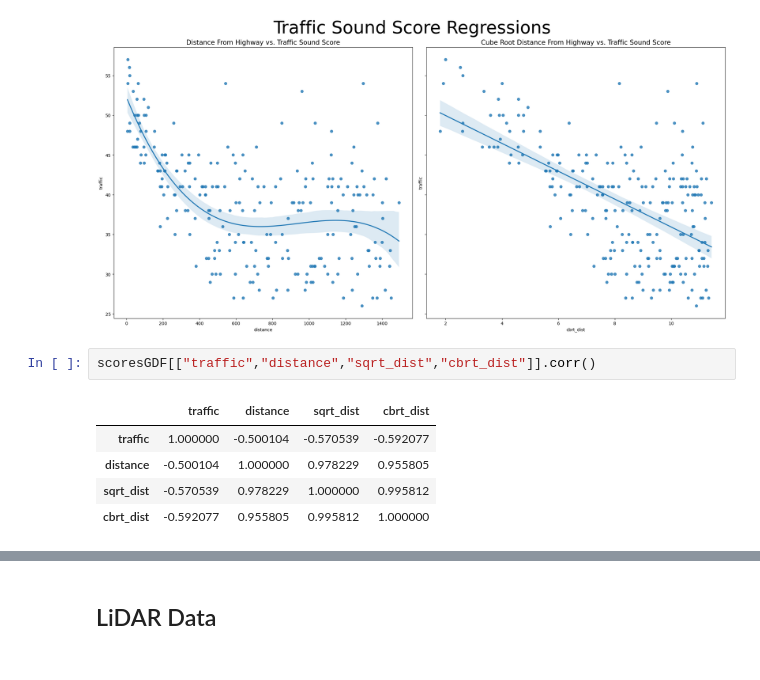
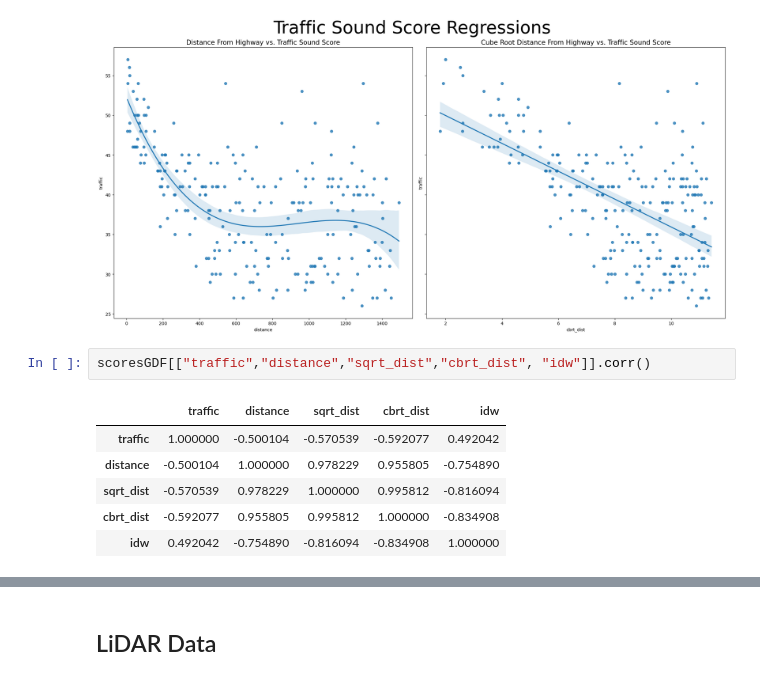
Before and after one commit to mwillen04/highway-noise-lidar, a Jupyter notebook: senior_project.ipynb, the cells around one changed output, grey strips where cells are left out. Drawn from its saved outputs; the diff is of its cells as text.

```diff
--- a/senior_project.ipynb
+++ b/senior_project.ipynb
@@ -205,13 +205,14 @@ plt.show()
 # %% [output]
 [figure]
 # %%
-scoresGDF[["traffic","distance","sqrt_dist","cbrt_dist"]].corr()
+scoresGDF[["traffic","distance","sqrt_dist","cbrt_dist", "idw"]].corr()
 # %% [output]
-|  | traffic | distance | sqrt_dist | cbrt_dist |
-| traffic | 1.000000 | -0.500104 | -0.570539 | -0.592077 |
-| distance | -0.500104 | 1.000000 | 0.978229 | 0.955805 |
-| sqrt_dist | -0.570539 | 0.978229 | 1.000000 | 0.995812 |
-| cbrt_dist | -0.592077 | 0.955805 | 0.995812 | 1.000000 |
+|  | traffic | distance | sqrt_dist | cbrt_dist | idw |
+| traffic | 1.000000 | -0.500104 | -0.570539 | -0.592077 | 0.492042 |
+| distance | -0.500104 | 1.000000 | 0.978229 | 0.955805 | -0.754890 |
+| sqrt_dist | -0.570539 | 0.978229 | 1.000000 | 0.995812 | -0.816094 |
+| cbrt_dist | -0.592077 | 0.955805 | 0.995812 | 1.000000 | -0.834908 |
+| idw | 0.492042 | -0.754890 | -0.816094 | -0.834908 | 1.000000 |
 # %%
 # Get a range of cutoff distances and calculate correlations within those distances from the highway
 corrDF = pd.DataFrame(np.arange(0, scoresGDF["distance"].max(), 10), columns=["cutoff"])
```
Also changed, not shown: parts of 10 cells of this notebook, 3 other files.
